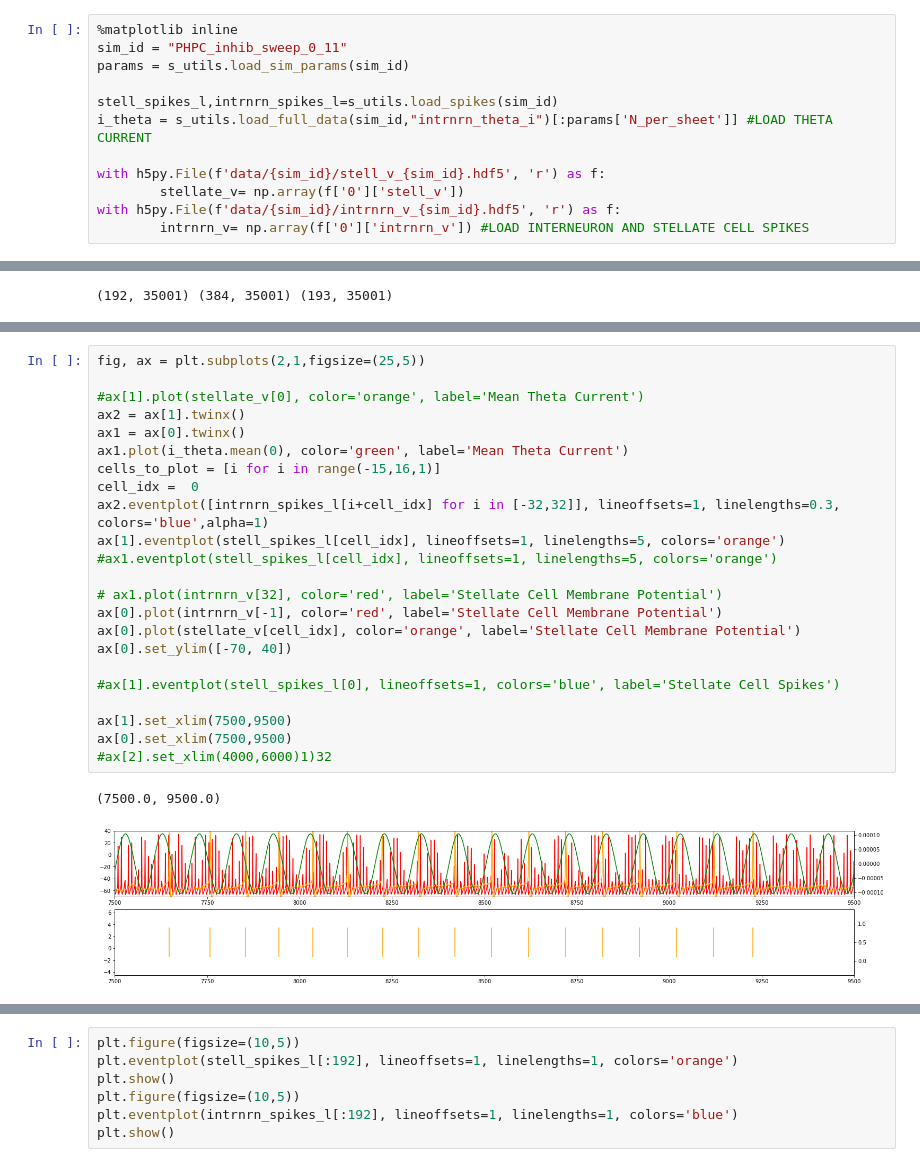
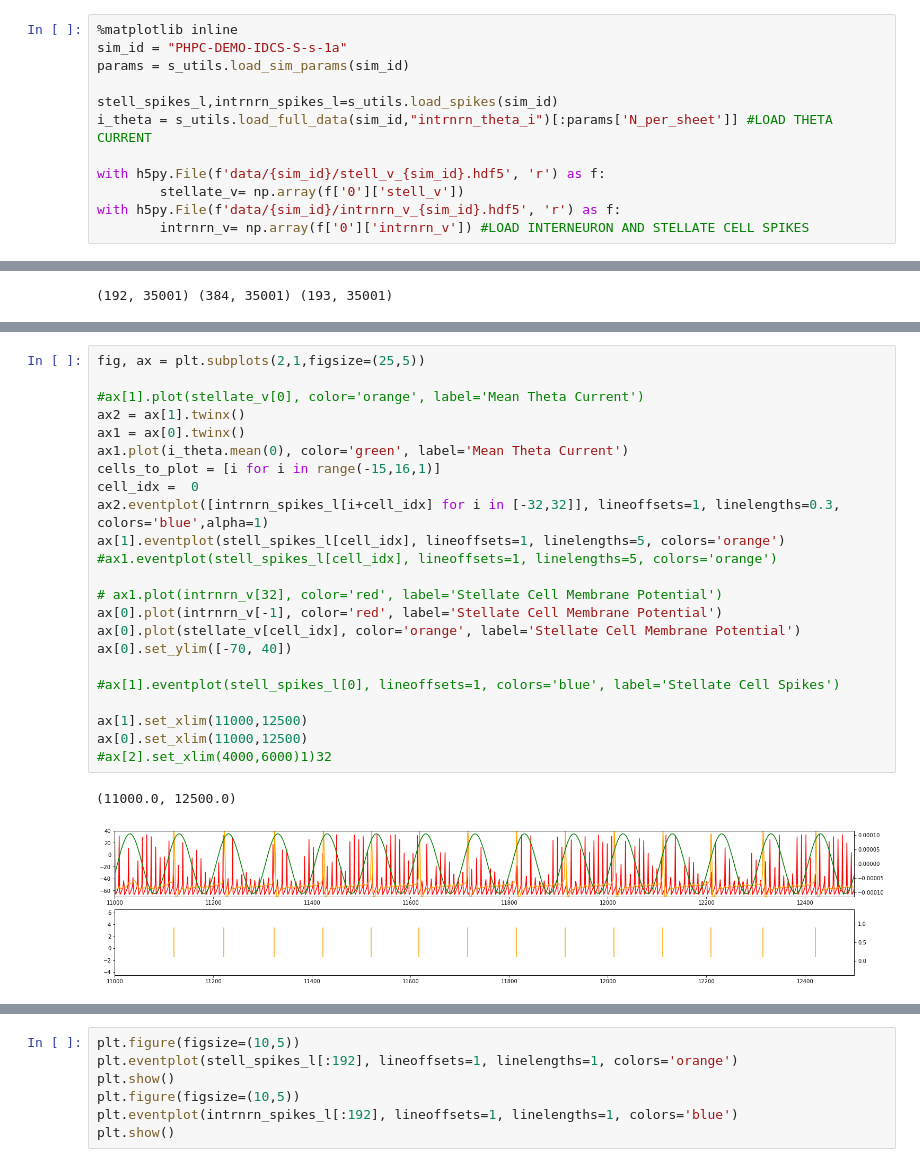
Before and after one commit to tiny-infinity/GridCellsTheta, a Jupyter notebook: analysis/PHPC/PHPC-DEMO-S-s-1a.ipynb, the cells around one changed output, grey strips where cells are left out. Saved outputs shown, nothing was run; the diff lists cells and outputs as text.

Commit message:
stell_v + intrnrn_spk plot

```diff
--- a/analysis/PHPC/PHPC-DEMO-S-s-1a.ipynb
+++ b/analysis/PHPC/PHPC-DEMO-S-s-1a.ipynb
@@ -67,7 +67,7 @@ def calc_phase_stell_field_sep(stell_spks, params):
     return shifted_fields_d, stell_phases
 # %%
 %matplotlib inline
-sim_id = "PHPC_inhib_sweep_0_11"
+sim_id = "PHPC-DEMO-IDCS-S-s-1a"
 params = s_utils.load_sim_params(sim_id)
 
 stell_spikes_l,intrnrn_spikes_l=s_utils.load_spikes(sim_id)
@@ -104,29 +104,29 @@ print(np.diff(stell_spikes_l[0]))
 # %%
 fig, ax = plt.subplots(2,1,figsize=(25,5))
 
 #ax[1].plot(stellate_v[0], color='orange', label='Mean Theta Current')
 ax2 = ax[1].twinx()
 ax1 = ax[0].twinx()
 ax1.plot(i_theta.mean(0), color='green', label='Mean Theta Current')
 cells_to_plot = [i for i in range(-15,16,1)]
 cell_idx =  0
 ax2.eventplot([intrnrn_spikes_l[i+cell_idx] for i in [-32,32]], lineoffsets=1, linelengths=0.3, colors='blue',alpha=1)
 ax[1].eventplot(stell_spikes_l[cell_idx], lineoffsets=1, linelengths=5, colors='orange')
 #ax1.eventplot(stell_spikes_l[cell_idx], lineoffsets=1, linelengths=5, colors='orange')
 
 # ax1.plot(intrnrn_v[32], color='red', label='Stellate Cell Membrane Potential')
 ax[0].plot(intrnrn_v[-1], color='red', label='Stellate Cell Membrane Potential')
 ax[0].plot(stellate_v[cell_idx], color='orange', label='Stellate Cell Membrane Potential')
 ax[0].set_ylim([-70, 40])
 
 #ax[1].eventplot(stell_spikes_l[0], lineoffsets=1, colors='blue', label='Stellate Cell Spikes')
 
-ax[1].set_xlim(7500,9500)
-ax[0].set_xlim(7500,9500)
+ax[1].set_xlim(11000,12500)
+ax[0].set_xlim(11000,12500)
 #ax[2].set_xlim(4000,6000)1)32
 # %% [output]
-(7500.0, 9500.0)
+(11000.0, 12500.0)
-[figure, old version]
+[figure, new version]
 # %%
 intrnrn_v_sig = intrnrn_v
 fft_freq,fft_sig,fft_psd = a_utils.calc_fft(intrnrn_v_sig[-1], params['dt'])
```
Also changed, not shown: parts of 4 cells of this notebook.
